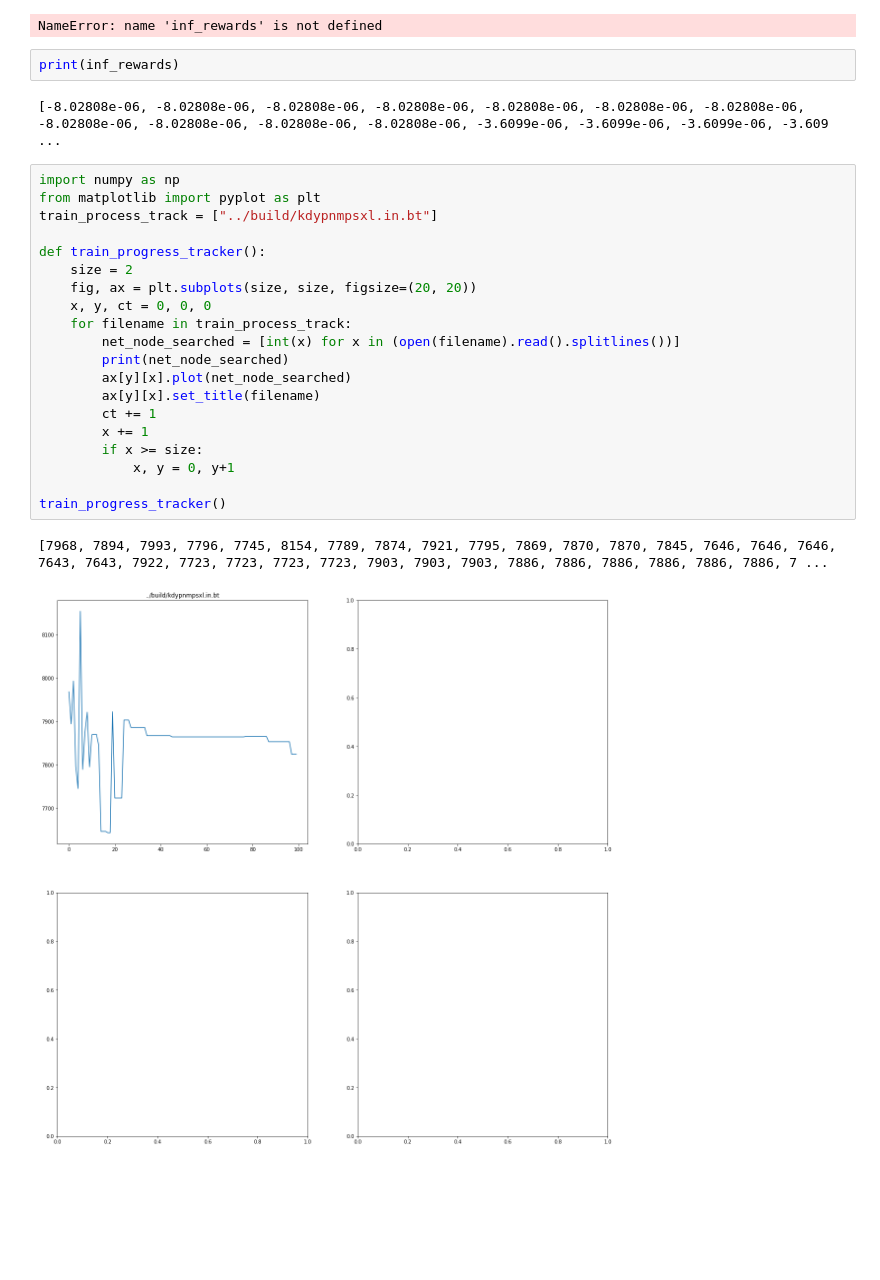
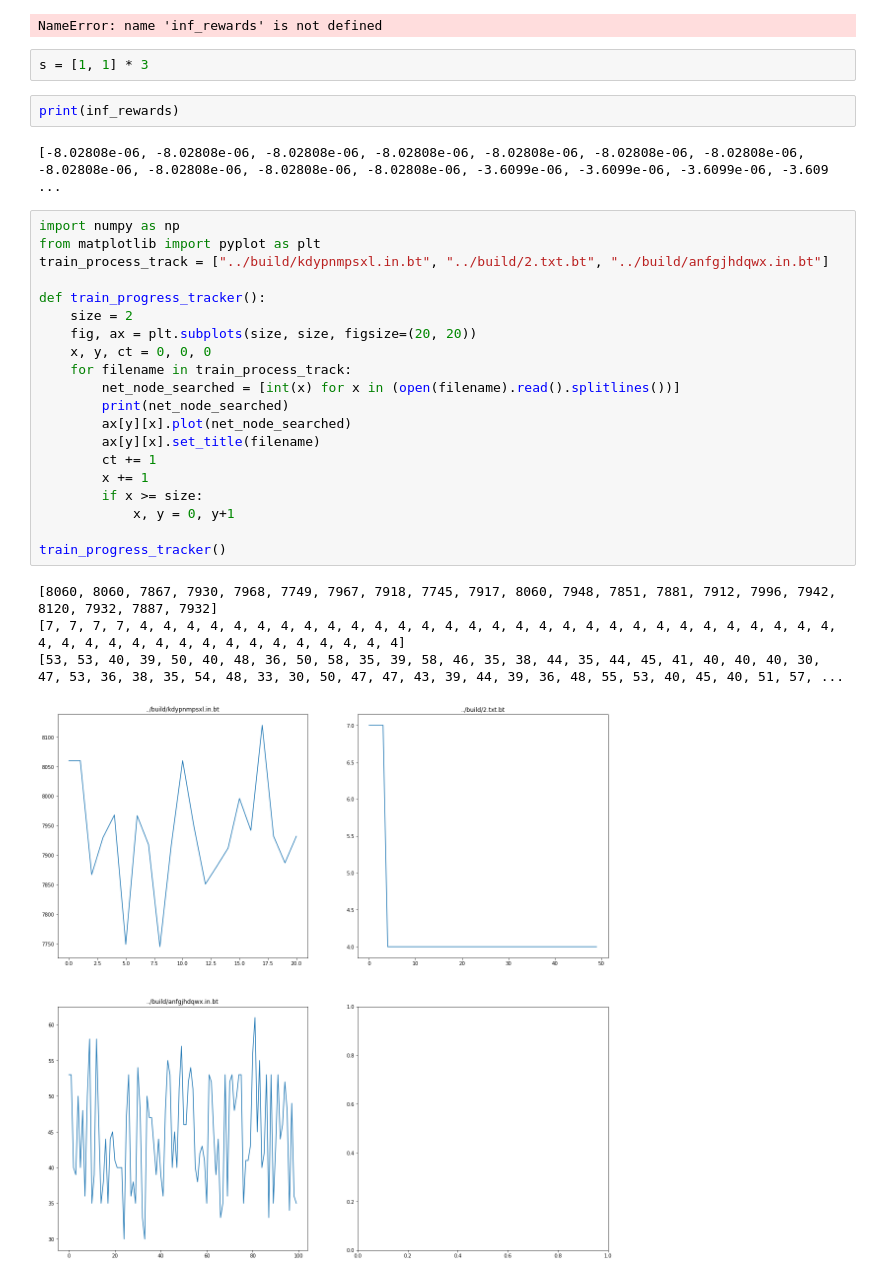
Before and after one commit to ianlienfa/BBGym-RL, a Jupyter notebook: src/eval.ipynb, the cells around one changed output. Drawn from its saved outputs; the diff is of its cells as text; blank space fills up the shorter version.

```diff
--- a/src/eval.ipynb
+++ b/src/eval.ipynb
@@ -85,6 +85,8 @@ plt.ylabel('inf rewards')
 plt.show()
 # %% [output]
 NameError: name 'inf_rewards' is not defined
+# %%
+s = [1, 1] * 3
 # %%
 print(inf_rewards)
 # %% [output]
@@ -92,25 +94,27 @@ print(inf_rewards)
 # %%
 import numpy as np
 from matplotlib import pyplot as plt
-train_process_track = ["../build/kdypnmpsxl.in.bt"]
+train_process_track = ["../build/kdypnmpsxl.in.bt", "../build/2.txt.bt", "../build/anfgjhdqwx.in.bt"]
 
 def train_progress_tracker():
     size = 2
     fig, ax = plt.subplots(size, size, figsize=(20, 20))
     x, y, ct = 0, 0, 0
     for filename in train_process_track:
         net_node_searched = [int(x) for x in (open(filename).read().splitlines())]
         print(net_node_searched)
         ax[y][x].plot(net_node_searched)
         ax[y][x].set_title(filename)
         ct += 1
         x += 1
         if x >= size:
             x, y = 0, y+1
 
 train_progress_tracker()
 # %% [output]
-[7968, 7894, 7993, 7796, 7745, 8154, 7789, 7874, 7921, 7795, 7869, 7870, 7870, 7845, 7646, 7646, 7646, 7643, 7643, 7922, 7723, 7723, 7723, 7723, 7903, 7903, 7903, 7886, 7886, 7886, 7886, 7886, 7886, 7 ...
+[8060, 8060, 7867, 7930, 7968, 7749, 7967, 7918, 7745, 7917, 8060, 7948, 7851, 7881, 7912, 7996, 7942, 8120, 7932, 7887, 7932]
+[7, 7, 7, 7, 4, 4, 4, 4, 4, 4, 4, 4, 4, 4, 4, 4, 4, 4, 4, 4, 4, 4, 4, 4, 4, 4, 4, 4, 4, 4, 4, 4, 4, 4, 4, 4, 4, 4, 4, 4, 4, 4, 4, 4, 4, 4, 4, 4, 4, 4]
+[53, 53, 40, 39, 50, 40, 48, 36, 50, 58, 35, 39, 58, 46, 35, 38, 44, 35, 44, 45, 41, 40, 40, 40, 30, 47, 53, 36, 38, 35, 54, 48, 33, 30, 50, 47, 47, 43, 39, 44, 39, 36, 48, 55, 53, 40, 45, 40, 51, 57, ...
-[figure, old version]
+[figure, new version]
 # %%
 import os
```
Also changed, not shown: parts of 4 cells of this notebook, 18 other files.
